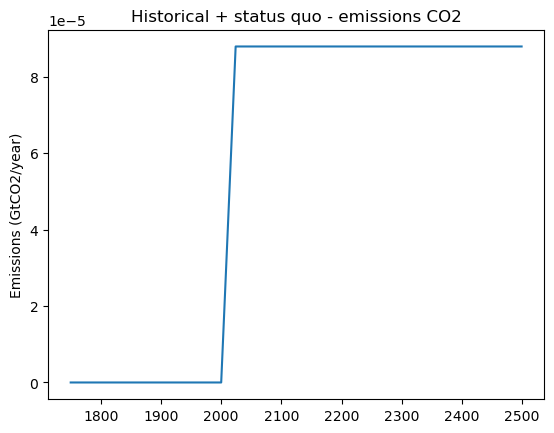
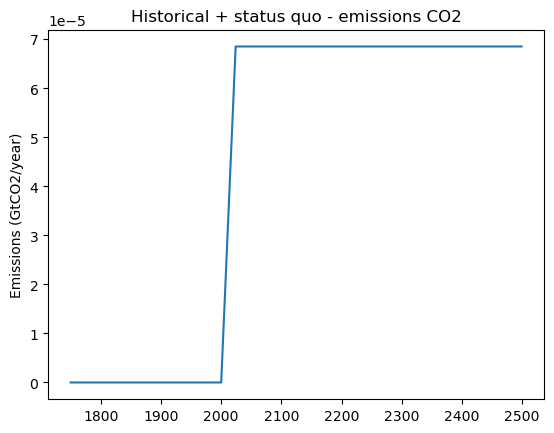
The change to this notebook cell's code, shown as a diff; its figure went from the first image to the second:
--- before
+++ after
@@ -17,8 +17,20 @@
 plt.show()
 
-plt.plot(timebounds, TIVA_emissions_status_quo)
+plt.plot(timebounds, TIVA_emissions_status_quo_carbon)
 plt.title('Historical + status quo - emissions CO2')
 plt.ylabel('Emissions (GtCO2/year)')
 plt.show()
+
+plt.plot(timebounds, TIVA_emissions_status_quo_ch4)
+plt.title('Historical + status quo - emissions CH4')
+plt.ylabel('Emissions (MtCH4/year)')
+plt.show()
+
+
+plt.plot(timebounds, TIVA_emissions_status_quo_n2o)
+plt.title('Historical + status quo - emissions N2O')
+plt.ylabel('Emissions (MtN2O/year)')
+plt.show()
+
 
 # Plot the mean with a shaded area for 5-95 percentile

Commit: Include CO2, CH4 and N2O emissions following Ishigaki calculations